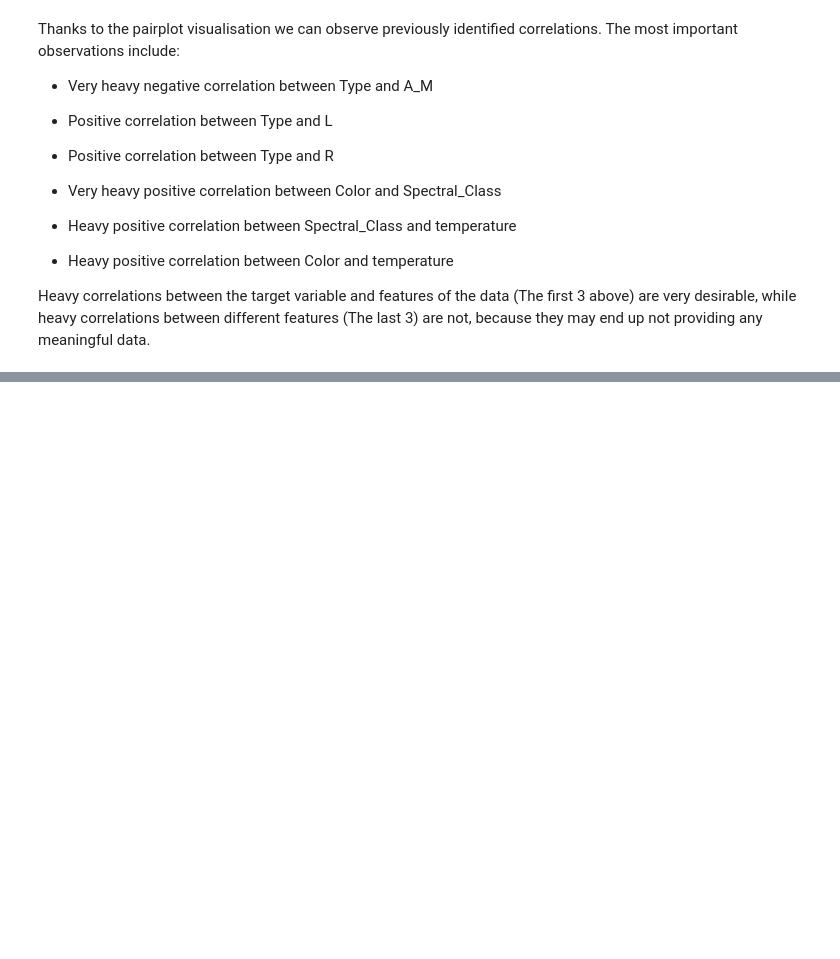
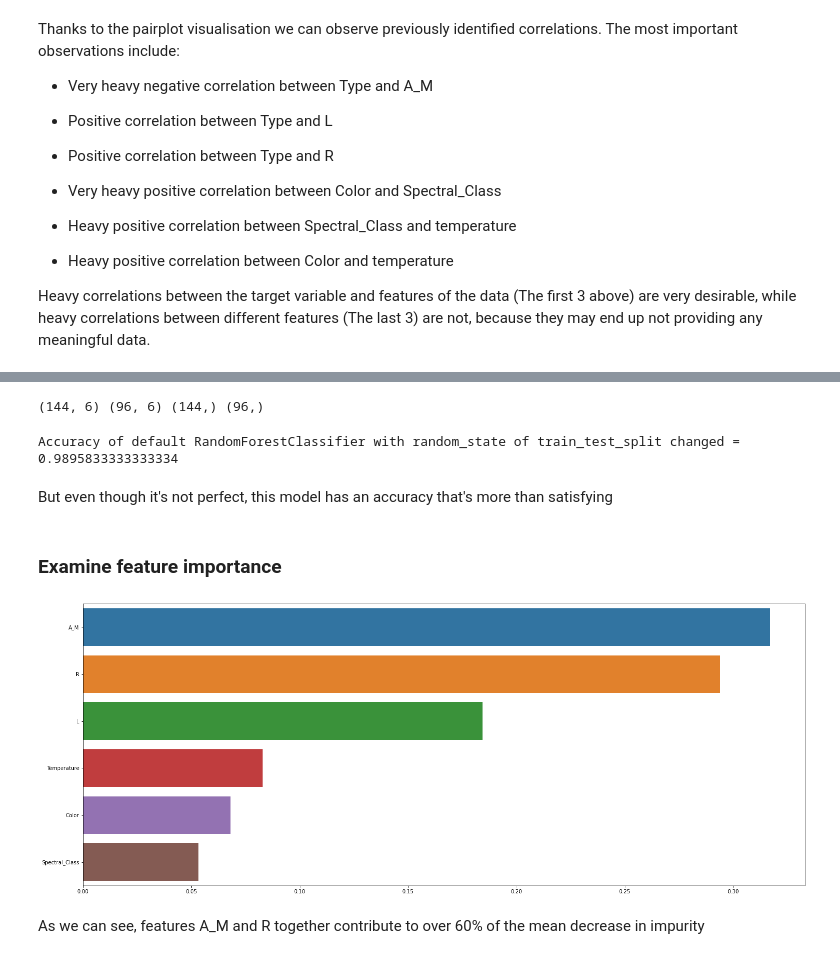
Before and after one commit to ZasadnyJan/Star_type_classification, a Jupyter notebook: Main_notebook.ipynb, the cells around one changed output, grey strips where cells are left out. Drawn from its saved outputs; the diff is of its cells as text; code cells hidden in the pictures; blank space fills up the shorter version.

Commit message:
Model training and feature importance

```diff
--- a/Main_notebook.ipynb
+++ b/Main_notebook.ipynb
@@ -415,0 +440,3 @@ Heavy correlations between the target variable and features of the data (The fir
+# %%
+y = df["Type"]
+y.head()
@@ -415,0 +450,3 @@ Heavy correlations between the target variable and features of the data (The fir
+# %%
+X = df.drop(["Type"], axis=1)
+X.head()
@@ -415,0 +501,34 @@ Heavy correlations between the target variable and features of the data (The fir
+# %%
+X_train, X_test, y_train, y_test = train_test_split(
+    X, y, test_size=0.4, random_state=47)
+
+print(X_train.shape, X_test.shape, y_train.shape, y_test.shape)
+# %% [output]
+(144, 6) (96, 6) (144,) (96,)
+# %%
+rfc_model = RandomForestClassifier(random_state=1)
+
+rfc_model.fit(X_train, y_train)
+
+y_pred_2 = rfc_model.predict(X_test)
+
+score_2 = accuracy_score(y_test, y_pred_2)
+
+print("Accuracy of default RandomForestClassifier with random_state of train_test_split changed = "+str(score_2))
+# %% [output]
+Accuracy of default RandomForestClassifier with random_state of train_test_split changed = 0.9895833333333334
+# %% [markdown]
+But even though it's not perfect, this model has an accuracy that's more than satisfying
+# %% [markdown]
+### Examine feature importance
+# %%
+feature_importance = pd.Series(
+    rfc_model.feature_importances_, index=X.columns).sort_values(ascending=False)
+
+plt.figure(figsize=(25, 10))
+sns.barplot(x=feature_importance, y=feature_importance.index)
+plt.show()
+# %% [output]
+[figure, added]
+# %% [markdown]
+As we can see, features A_M and R together contribute to over 60% of the mean decrease in impurity
```
Also changed, not shown: parts of 27 cells of this notebook.
